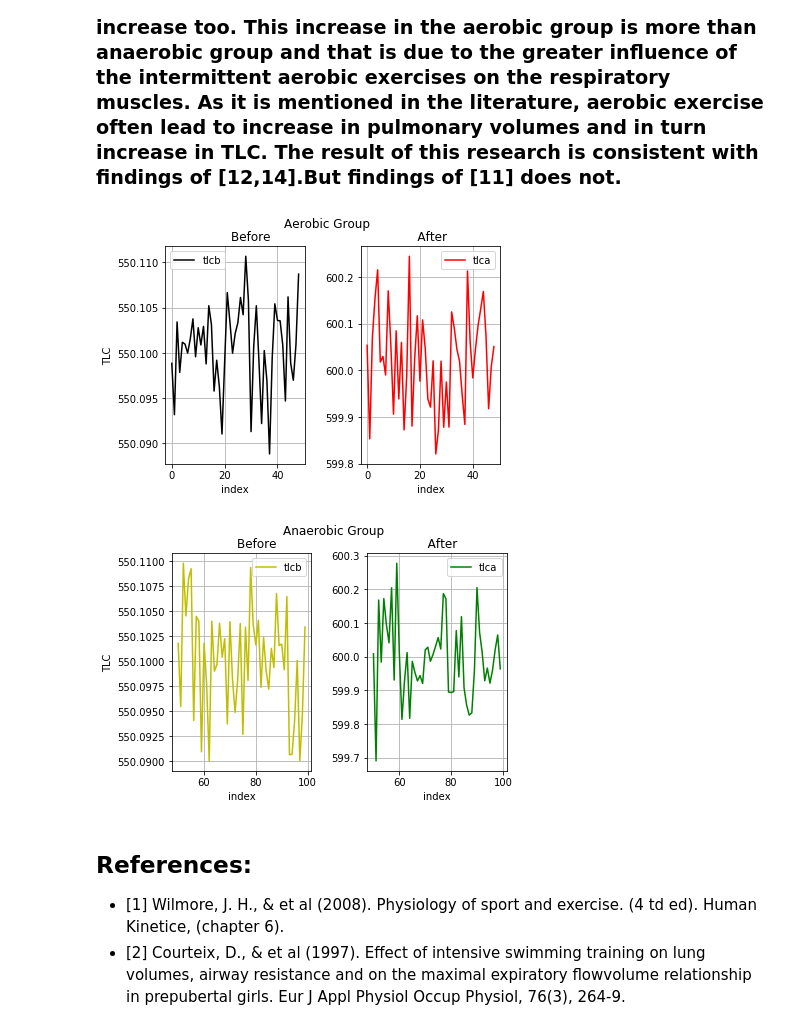
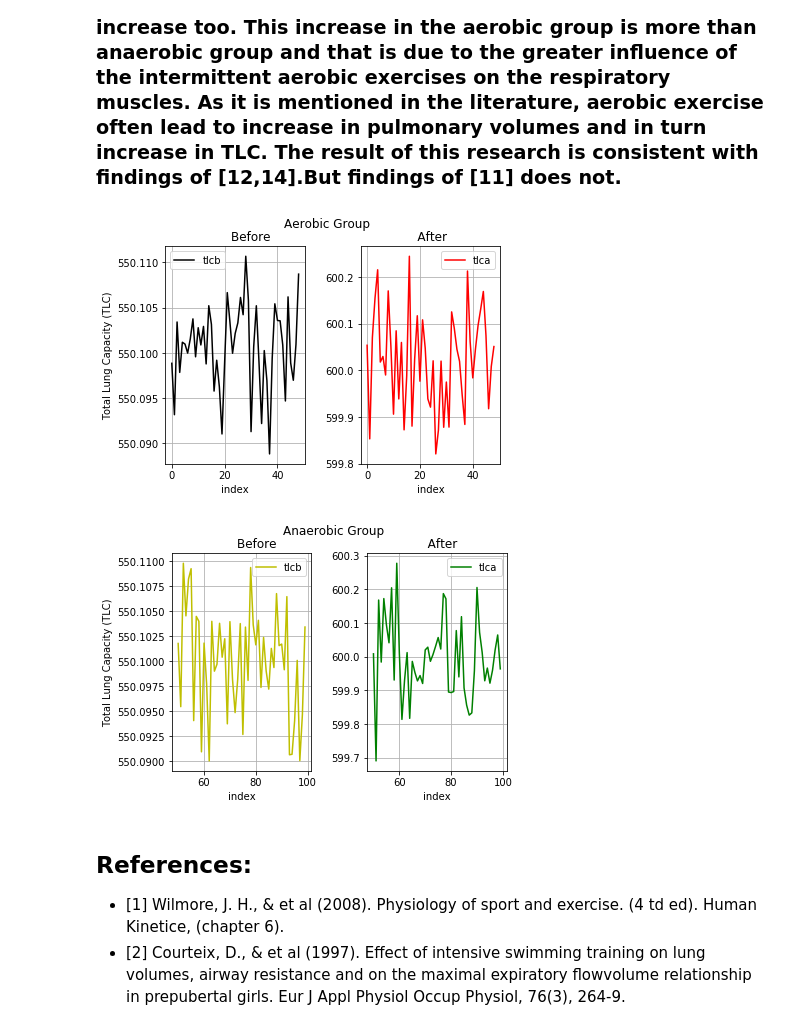
Before and after one commit to dewaledr/PDAproject, a Jupyter notebook: PDAfinalproject.ipynb, the cells around one changed output. Cells and saved outputs as stored; diff of their text form; code cells hidden in the pictures.

```diff
--- a/PDAfinalproject.ipynb
+++ b/PDAfinalproject.ipynb
@@ -383,9 +377,7 @@ plt.show()
 
 ### 5. Six weeks of intermittent aerobic swimming exercises make a significant difference in the Total Lung Capacity (TLC) of the aerobic group, but this difference is not significant between anaerobic groups. As TLC is the total volume of pulmonary, so with increase in volume, the TLC level will increase too. This increase in the aerobic group is more than anaerobic group and that is due to the greater influence of the intermittent aerobic exercises on the respiratory muscles. As it is mentioned in the literature, aerobic exercise often lead to increase in pulmonary volumes and in turn increase in TLC.  The result of this research is consistent with findings of [12,14].But findings of [11] does not.
 # %%
-import matplotlib.pyplot as plt
-
-# Scale data for plotting
+# Scale tlc data for plotting
 tlcDatab = myData['tlcb']/10
 tlcDataa = myData['tlca']/10
 
@@ -393,7 +385,7 @@ tlcDataa = myData['tlca']/10
 plt.subplot(1, 2, 1)
 plt.title("        Before")
 plt.xlabel("index")
-plt.ylabel("TLC")
+plt.ylabel("Total Lung Capacity (TLC)")
 tlcDatab[:49].plot(color='k')
 plt.legend()
 plt.grid()
@@ -401,36 +393,36 @@ plt.grid()
 # After - pos 2 plot2 of 2
 plt.subplot(1, 2, 2)
 plt.title("     After    ")
 plt.xlabel("index")
 tlcDataa[:49].plot(color='r')
 plt.legend()
 plt.grid()
 plt.suptitle('Aerobic Group')
 plt.subplots_adjust(left=None, bottom=None, right=None, top=None, wspace=0.4, hspace=0.4)
 plt.show()
 
 # Before - pos 1 plot1 of 2
 plt.subplot(1, 2, 1)
 plt.title("        Before")
 plt.xlabel("index")
-plt.ylabel("TLC")
+plt.ylabel("Total Lung Capacity (TLC)")
 tlcDatab[50:].plot(color='y')
 plt.legend()
 plt.grid()
 
 # After -  pos 2 plot2 of 2
 plt.subplot(1, 2, 2)
 plt.title("   After")
 plt.xlabel("index")
 tlcDataa[50:].plot(color='g')
 plt.legend()
 plt.grid()
 plt.suptitle('Anaerobic Group')
 plt.subplots_adjust(left=None, bottom=None, right=None, top=None, wspace=0.4, hspace=0.4)
 plt.show()
 # %% [output]
-[figure, old version]
+[figure, new version]
-[figure, old version]
+[figure, new version]
 # %% [markdown]
 ## References:
 - [1] Wilmore, J. H., & et al (2008). Physiology of sport and exercise. (4 td ed). Human Kinetice, (chapter 6).
```
Also changed, not shown: parts of 5 cells of this notebook.
